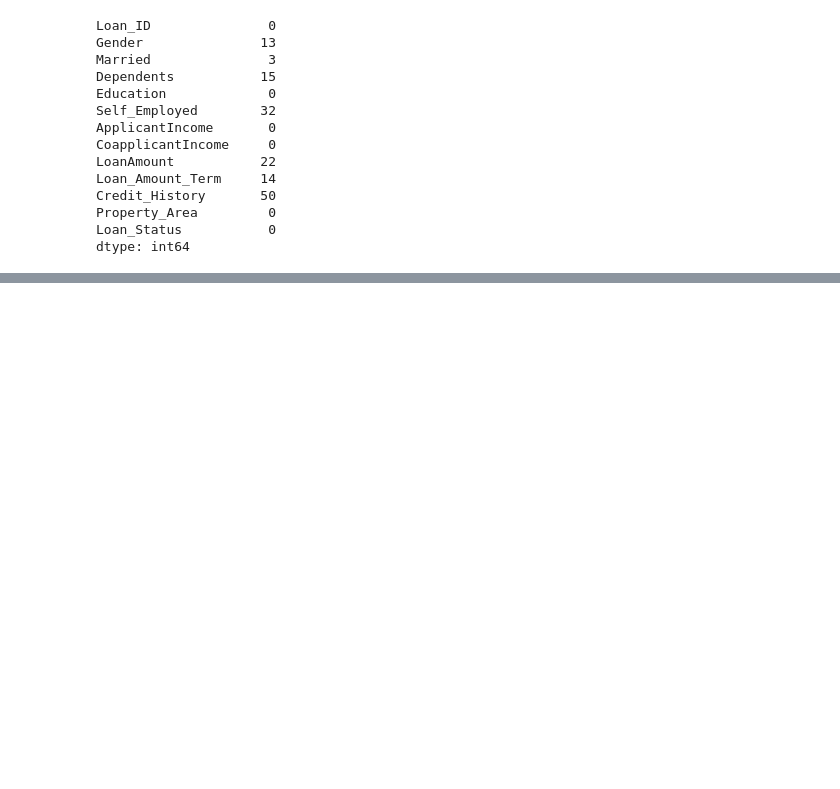
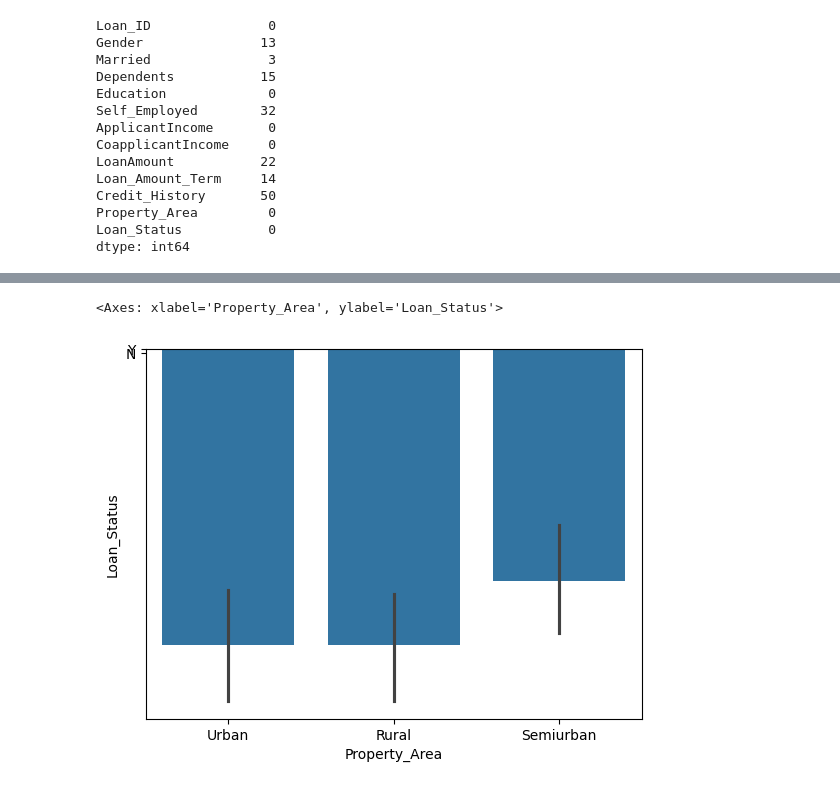
Before and after one commit to Tohbyloba/data-analysis-, a Jupyter notebook: data_analysis.ipynb, the cells around one changed output, grey strips where cells are left out. Cells and saved outputs as stored; diff of their text form; code cells hidden in the pictures; blank space fills up the shorter version.

```diff
--- a/data_analysis.ipynb
+++ b/data_analysis.ipynb
@@ -1876,0 +1882,5 @@ dtype: int64
+# %%
+sns.barplot(x='Property_Area',y='Loan_Status',data=df,estimator=np.sum)
+# %% [output]
+<Axes: xlabel='Property_Area', ylabel='Loan_Status'>
+[figure, added]
```
Also changed, not shown: parts of 3 cells of this notebook, 1 other file.
